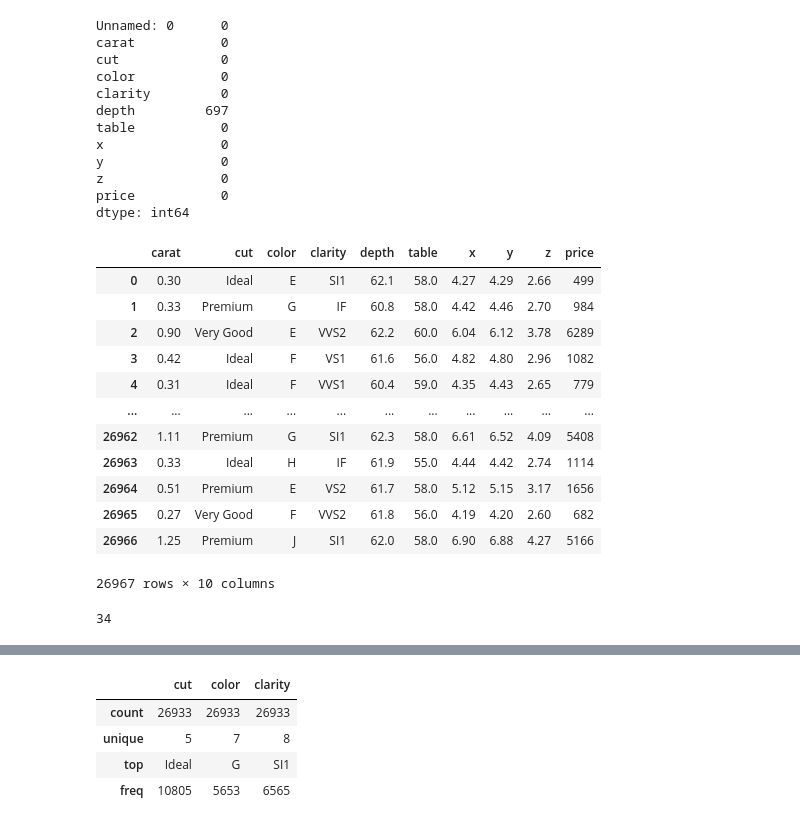
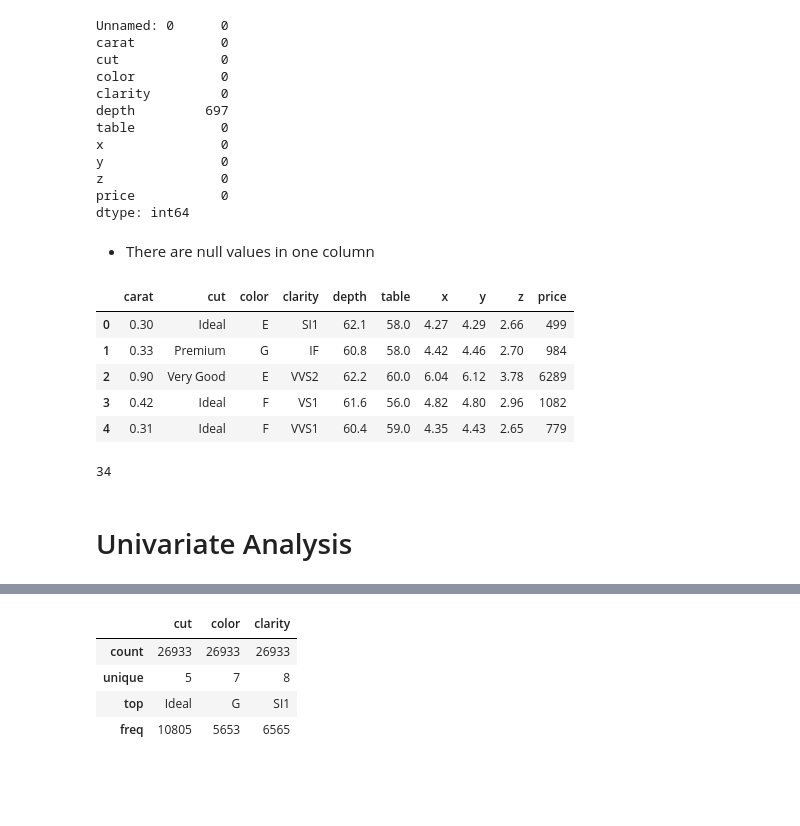
Before and after one commit to vireshrajsah/ML_End2End_Project, a Jupyter notebook: notebooks/EDA.ipynb, the cells around one changed output, grey strips where cells are left out. Drawn from its saved outputs; the diff is of its cells as text; code cells hidden in the pictures; blank space fills up the shorter version.

```diff
--- a/notebooks/EDA.ipynb
+++ b/notebooks/EDA.ipynb
@@ -60,19 +62,16 @@ df= df.iloc[:,1:]
-# %%
-df
-# %% [output]
-|  | carat | cut | color | clarity | depth | table | x | y | z | price |
-| 0 | 0.30 | Ideal | E | SI1 | 62.1 | 58.0 | 4.27 | 4.29 | 2.66 | 499 |
-| 1 | 0.33 | Premium | G | IF | 60.8 | 58.0 | 4.42 | 4.46 | 2.70 | 984 |
-| 2 | 0.90 | Very Good | E | VVS2 | 62.2 | 60.0 | 6.04 | 6.12 | 3.78 | 6289 |
-| 3 | 0.42 | Ideal | F | VS1 | 61.6 | 56.0 | 4.82 | 4.80 | 2.96 | 1082 |
-| 4 | 0.31 | Ideal | F | VVS1 | 60.4 | 59.0 | 4.35 | 4.43 | 2.65 | 779 |
-| ... | ... | ... | ... | ... | ... | ... | ... | ... | ... | ... |
-| 26962 | 1.11 | Premium | G | SI1 | 62.3 | 58.0 | 6.61 | 6.52 | 4.09 | 5408 |
-| 26963 | 0.33 | Ideal | H | IF | 61.9 | 55.0 | 4.44 | 4.42 | 2.74 | 1114 |
-| 26964 | 0.51 | Premium | E | VS2 | 61.7 | 58.0 | 5.12 | 5.15 | 3.17 | 1656 |
-| 26965 | 0.27 | Very Good | F | VVS2 | 61.8 | 56.0 | 4.19 | 4.20 | 2.60 | 682 |
-| 26966 | 1.25 | Premium | J | SI1 | 62.0 | 58.0 | 6.90 | 6.88 | 4.27 | 5166 |
-26967 rows × 10 columns
+# %% [markdown]
+* There are null values in one column
+# %%
+# Dropping 'Unnamed 0' column
+df= df.iloc[:,1:]
+df.head()
+# %% [output]
+|  | carat | cut | color | clarity | depth | table | x | y | z | price |
+| 0 | 0.30 | Ideal | E | SI1 | 62.1 | 58.0 | 4.27 | 4.29 | 2.66 | 499 |
+| 1 | 0.33 | Premium | G | IF | 60.8 | 58.0 | 4.42 | 4.46 | 2.70 | 984 |
+| 2 | 0.90 | Very Good | E | VVS2 | 62.2 | 60.0 | 6.04 | 6.12 | 3.78 | 6289 |
+| 3 | 0.42 | Ideal | F | VS1 | 61.6 | 56.0 | 4.82 | 4.80 | 2.96 | 1082 |
+| 4 | 0.31 | Ideal | F | VVS1 | 60.4 | 59.0 | 4.35 | 4.43 | 2.65 | 779 |
 # %%
 df.duplicated().sum()
 # %% [output]
@@ -81,3 +81,5 @@ df.duplicated().sum()
 df.drop_duplicates(keep='first',inplace=True)
+# %% [markdown]
+# Univariate Analysis
 # %%
 numerical_columns = df.select_dtypes(include=np.number).columns
```
Also changed, not shown: parts of 23 cells of this notebook, 9 other files.
